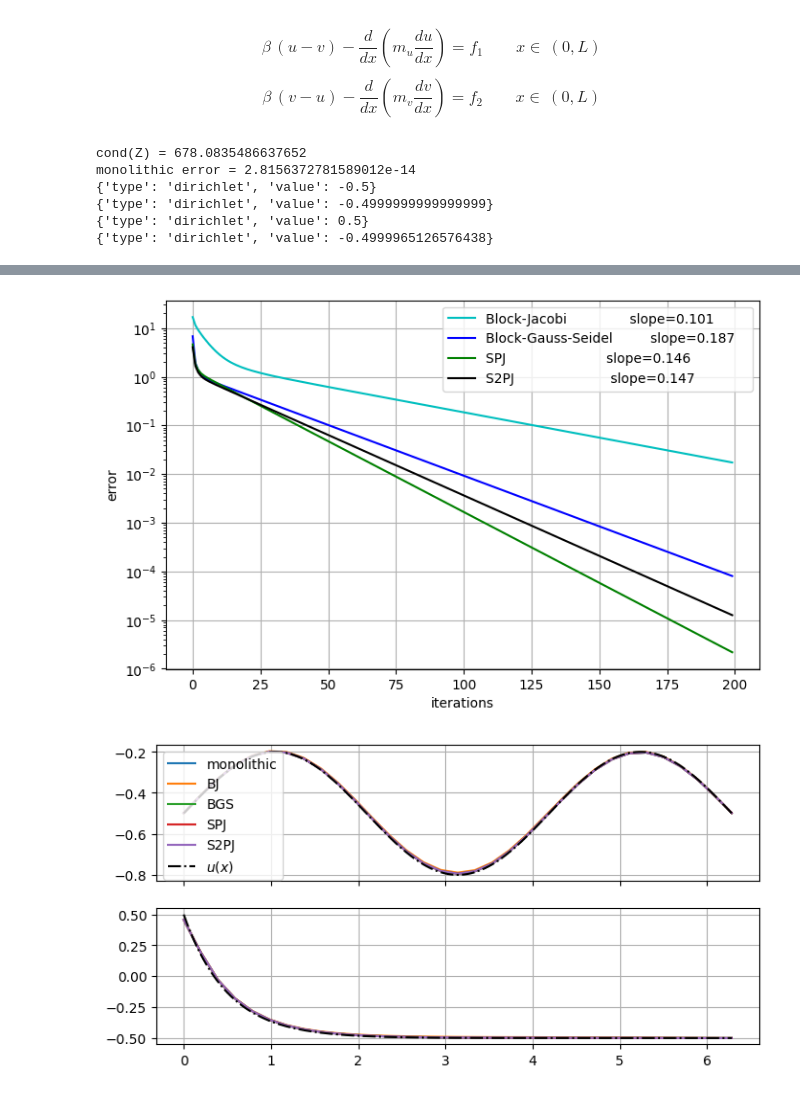
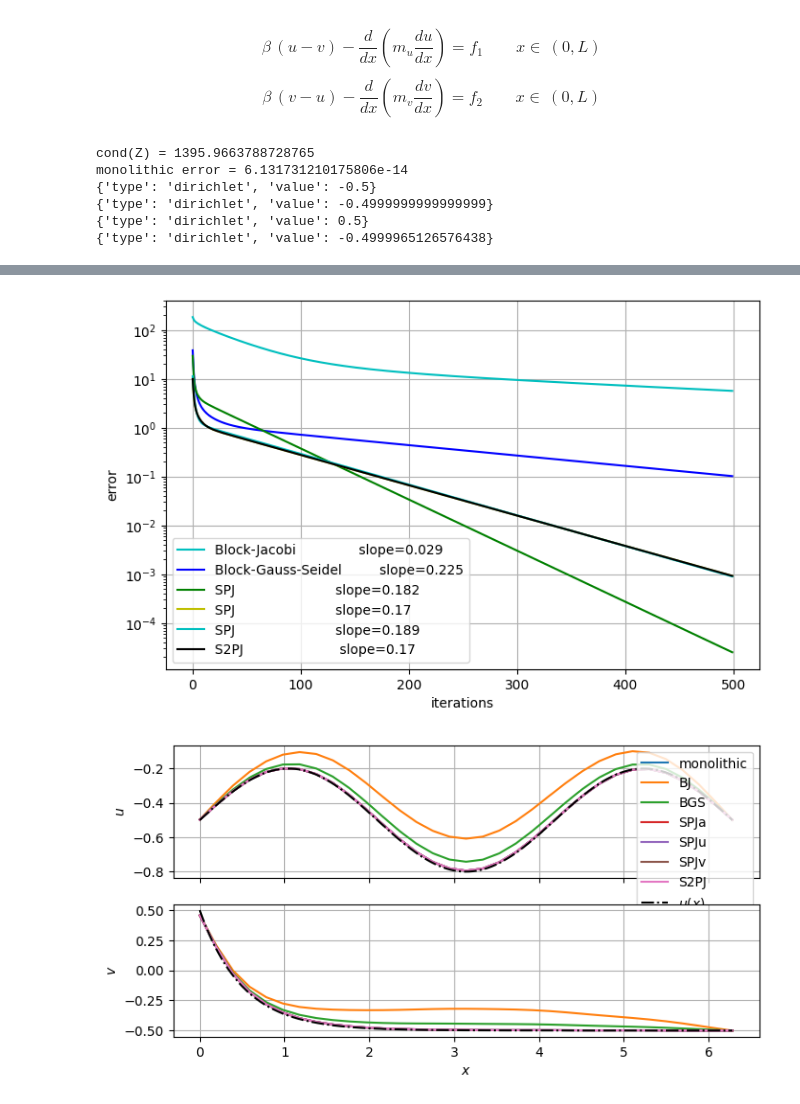
Before and after one commit to multiform-UoN/splittingschemes, a Jupyter notebook: python/fvm1D_dualPorosity.ipynb, the cells around one changed output, grey strips where cells are left out. Cells and saved outputs as stored; diff of their text form; code cells hidden in the pictures.

```diff
--- a/python/fvm1D_dualPorosity.ipynb
+++ b/python/fvm1D_dualPorosity.ipynb
@@ -246,11 +247,11 @@ x = np.linspace(0, L, N+1) #faces coordinates
 xc = np.linspace(0.5*np.divide(L, N), L-0.5*np.divide(L, N), N) #centercells coordinates
 xfine = np.linspace(0, L, 1000)
 omega = 1.5 # SOR relaxation factor
-nit_max = 200
+nit_max = 500
 toll = 1e-6
 
 kwargs = {
-    'beta': 10,
+    'beta': 100,
     # 'A': 1.0,
     # 'B': 0.2,
     # 'C': 1.0,
@@ -308,7 +309,9 @@ v_rec = mylib.fvm_reconstruct_1D(v)
 
 u_BJ,   v_BJ,   res_BJ,   nitfinal_BJ   = mylib.method_BlockJacobi(          A, B, C, D, f1, f2, nit_max, toll)
 u_BGS,  v_BGS,  res_BGS,  nitfinal_BGS  = mylib.method_BlockGaussSeidel(     A, B, C, D, f1, f2, nit_max, toll)
-u_SPJ,  v_SPJ,  res_SPJ,  nitfinal_SPJ  = mylib.method_ShurPartialJacobi(    A, B, C, D, f1, f2, nit_max, toll)
+u_SPJa, v_SPJa, res_SPJa, nitfinal_SPJa = mylib.method_ShurPartialJacobi(    A, B, C, D, f1, f2, nit_max, toll, type='alternate')
+u_SPJu, v_SPJu, res_SPJu, nitfinal_SPJu = mylib.method_ShurPartialJacobi(    A, B, C, D, f1, f2, nit_max, toll, type='shur_on_u')
+u_SPJv, v_SPJv, res_SPJv, nitfinal_SPJv = mylib.method_ShurPartialJacobi(    A, B, C, D, f1, f2, nit_max, toll, type='shur_on_v')
 u_S2PJ, v_S2PJ, res_S2PJ, nitfinal_S2PJ = mylib.method_ShurDualPartialJacobi(A, B, C, D, f1, f2, nit_max, toll)
 
 Z = Z.toarray()
@@ -327,10 +330,12 @@ plt.matshow(Z, aspect='equal')
 
 plt.figure(figsize=(8,5), dpi=100)
 nn = 5
-plt.semilogy(res_BJ,  'c-',  label=f"Block-Jacobi               slope={np.round(-mylib.slope(res_BJ[:nn]), 3)}")
-plt.semilogy(res_BGS, 'b-',  label=f"Block-Gauss-Seidel         slope={np.round(-mylib.slope(res_BGS[:nn]), 3)}   ")
-plt.semilogy(res_SPJ, 'g-',  label=f"SPJ                        slope={np.round(-mylib.slope(res_SPJ[:nn]), 3)}", markersize=10)
-plt.semilogy(res_S2PJ,'k-',  label=f"S2PJ                       slope={np.round(-mylib.slope(res_S2PJ[:nn]), 3)}")
+plt.semilogy(res_BJ,   'c-', label=f"Block-Jacobi               slope={np.round(-mylib.slope(res_BJ[:nn]), 3)}")
+plt.semilogy(res_BGS,  'b-', label=f"Block-Gauss-Seidel         slope={np.round(-mylib.slope(res_BGS[:nn]), 3)}")
+plt.semilogy(res_SPJa, 'g-', label=f"SPJa                       slope={np.round(-mylib.slope(res_SPJa[:nn]), 3)}", markersize=10)
+plt.semilogy(res_SPJu, 'y-', label=f"SPJu                       slope={np.round(-mylib.slope(res_SPJu[:nn]), 3)}", markersize=10)
+plt.semilogy(res_SPJv, 'c-', label=f"SPJv                       slope={np.round(-mylib.slope(res_SPJv[:nn]), 3)}", markersize=10)
+plt.semilogy(res_S2PJ, 'k-', label=f"S2PJ                       slope={np.round(-mylib.slope(res_S2PJ[:nn]), 3)}")
 plt.legend()
 plt.grid()
 plt.xlabel('iterations')
@@ -338,27 +343,35 @@ plt.ylabel('error')
 # plt.savefig('figures/error1.pdf')
 
 fig, axs = plt.subplots(2, 1, figsize=(8,4), dpi=100, sharex=True)
-axs[0].plot(x, mylib.fvm_reconstruct_1D(u),     label='monolithic')
-axs[0].plot(x, mylib.fvm_reconstruct_1D(u_BJ),  label='BJ')
+axs[0].plot(x, mylib.fvm_reconstruct_1D(u),      label='monolithic')
+axs[0].plot(x, mylib.fvm_reconstruct_1D(u_BJ),   label='BJ')
 axs[0].plot(x, mylib.fvm_reconstruct_1D(u_BGS),  label='BGS')
-axs[0].plot(x, mylib.fvm_reconstruct_1D(u_SPJ), label='SPJ')
-axs[0].plot(x, mylib.fvm_reconstruct_1D(u_S2PJ),label='S2PJ')
-axs[0].plot(xfine, u_sol(xfine, kwargs), 'k-.', label=r'$u(x)$')
+axs[0].plot(x, mylib.fvm_reconstruct_1D(u_SPJa), label='SPJa')
+axs[0].plot(x, mylib.fvm_reconstruct_1D(u_SPJu), label='SPJu')
+axs[0].plot(x, mylib.fvm_reconstruct_1D(u_SPJv), label='SPJv')
+axs[0].plot(x, mylib.fvm_reconstruct_1D(u_S2PJ), label='S2PJ')
+axs[0].plot(xfine, u_sol(xfine, kwargs), 'k-.',  label=r'$u(x)$')
+axs[0].set_ylabel(r'$u$')
 
-axs[1].plot(x, mylib.fvm_reconstruct_1D(v),     label='monolithic')
-axs[1].plot(x, mylib.fvm_reconstruct_1D(v_BJ),  label='BJ')
+axs[1].plot(x, mylib.fvm_reconstruct_1D(v),      label='monolithic')
+axs[1].plot(x, mylib.fvm_reconstruct_1D(v_BJ),   label='BJ')
 axs[1].plot(x, mylib.fvm_reconstruct_1D(v_BGS),  label='BGS')
-axs[1].plot(x, mylib.fvm_reconstruct_1D(v_SPJ), label='SPJ')
-axs[1].plot(x, mylib.fvm_reconstruct_1D(v_S2PJ),label='S2PJ')
-axs[1].plot(xfine, v_sol(xfine, kwargs), 'k-.', label=r'$v(x)$')
+axs[1].plot(x, mylib.fvm_reconstruct_1D(v_SPJa), label='SPJa')
+axs[1].plot(x, mylib.fvm_reconstruct_1D(v_SPJu), label='SPJu')
+axs[1].plot(x, mylib.fvm_reconstruct_1D(v_SPJv), label='SPJv')
+axs[1].plot(x, mylib.fvm_reconstruct_1D(v_S2PJ), label='S2PJ')
+axs[1].plot(xfine, v_sol(xfine, kwargs), 'k-.',  label=r'$v(x)$')
+axs[1].set_xlabel(r'$x$')
+axs[1].set_ylabel(r'$v$')
 
-for val in axs: val.grid()
+for val in axs:
+    val.grid()
 axs[0].legend()
 
 plt.show()
 # %% [output]
-cond(Z) = 678.0835486637652
-monolithic error = 2.8156372781589012e-14
+cond(Z) = 1395.9663788728765
+monolithic error = 6.131731210175806e-14
 {'type': 'dirichlet', 'value': -0.5}
 {'type': 'dirichlet', 'value': -0.4999999999999999}
 {'type': 'dirichlet', 'value': 0.5}
@@ -367,2 +380,2 @@ monolithic error = 2.8156372781589012e-14
-[figure, old version]
+[figure, new version]
-[figure, old version]
+[figure, new version]
```
Also changed, not shown: parts of 2 cells of this notebook, 5 other files.
